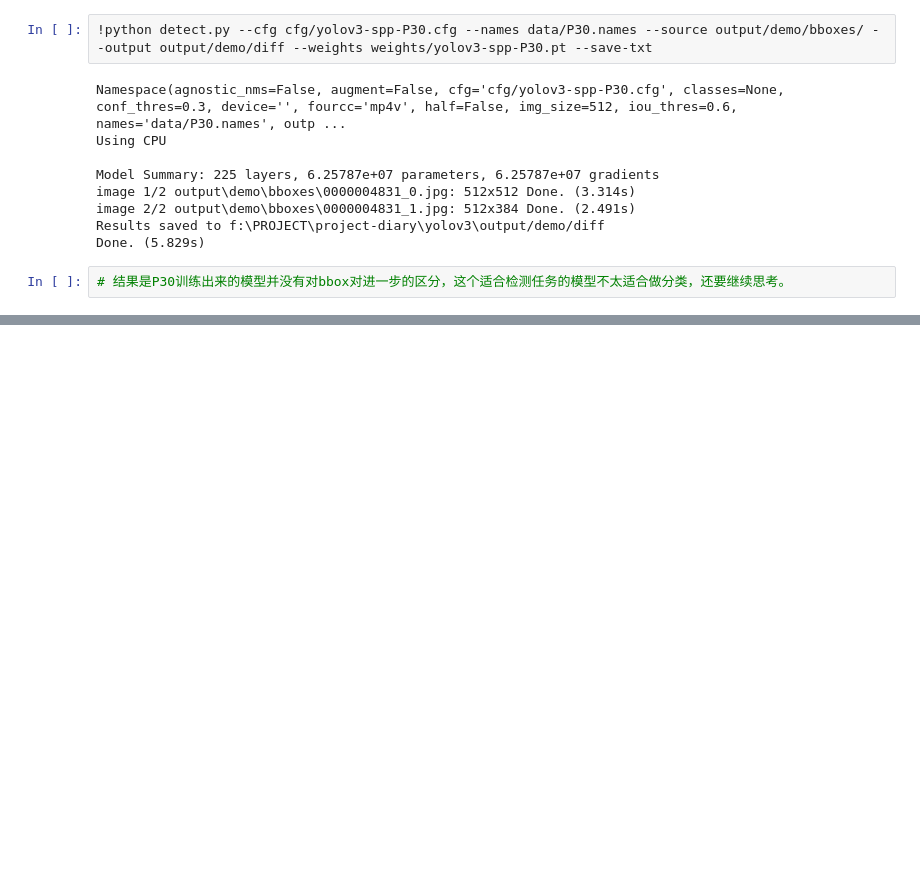
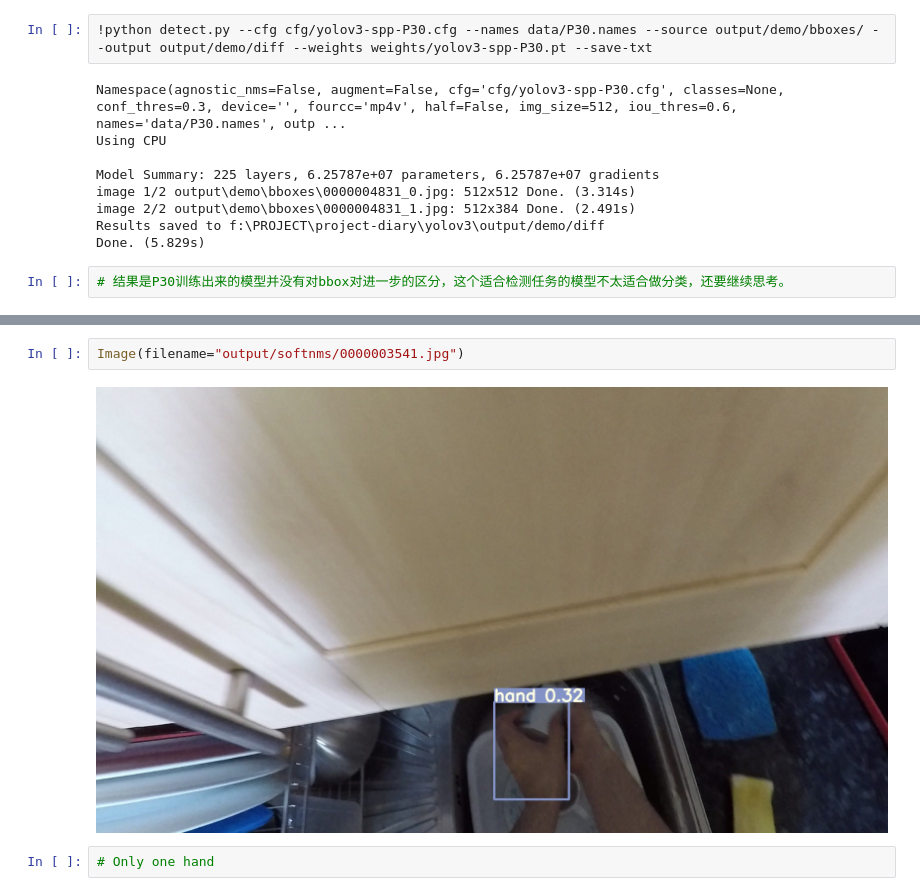
Before and after one commit to JinhangZhu/project-diary, a Jupyter notebook: generate-bbox-vector.ipynb, the cells around one changed output, grey strips where cells are left out. Cells and saved outputs as stored; diff of their text form; blank space fills up the shorter version.

```diff
--- a/generate-bbox-vector.ipynb
+++ b/generate-bbox-vector.ipynb
@@ -125,0 +152,6 @@ Done. (5.829s)
+# %%
+Image(filename="output/softnms/0000003541.jpg")
+# %% [output]
+[figure, added]
+# %%
+# Only one hand
```
Also changed, not shown: parts of 15 cells of this notebook, 3 other files.
